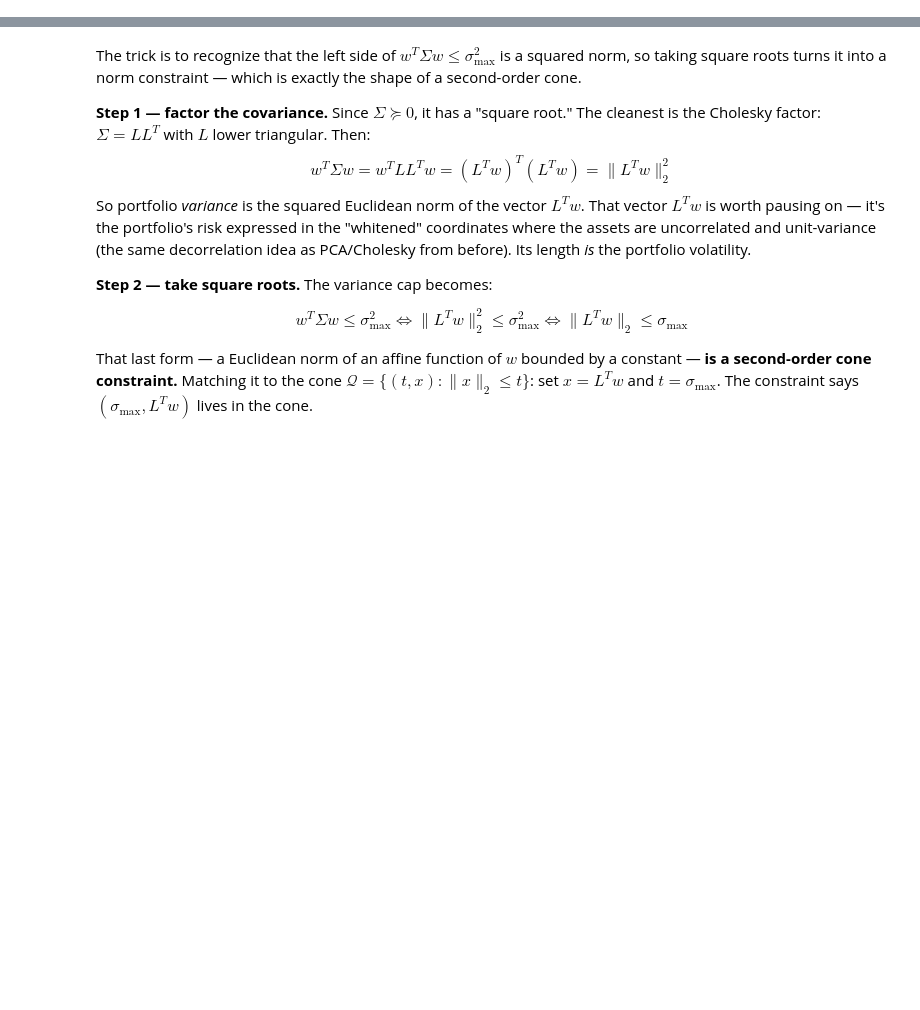
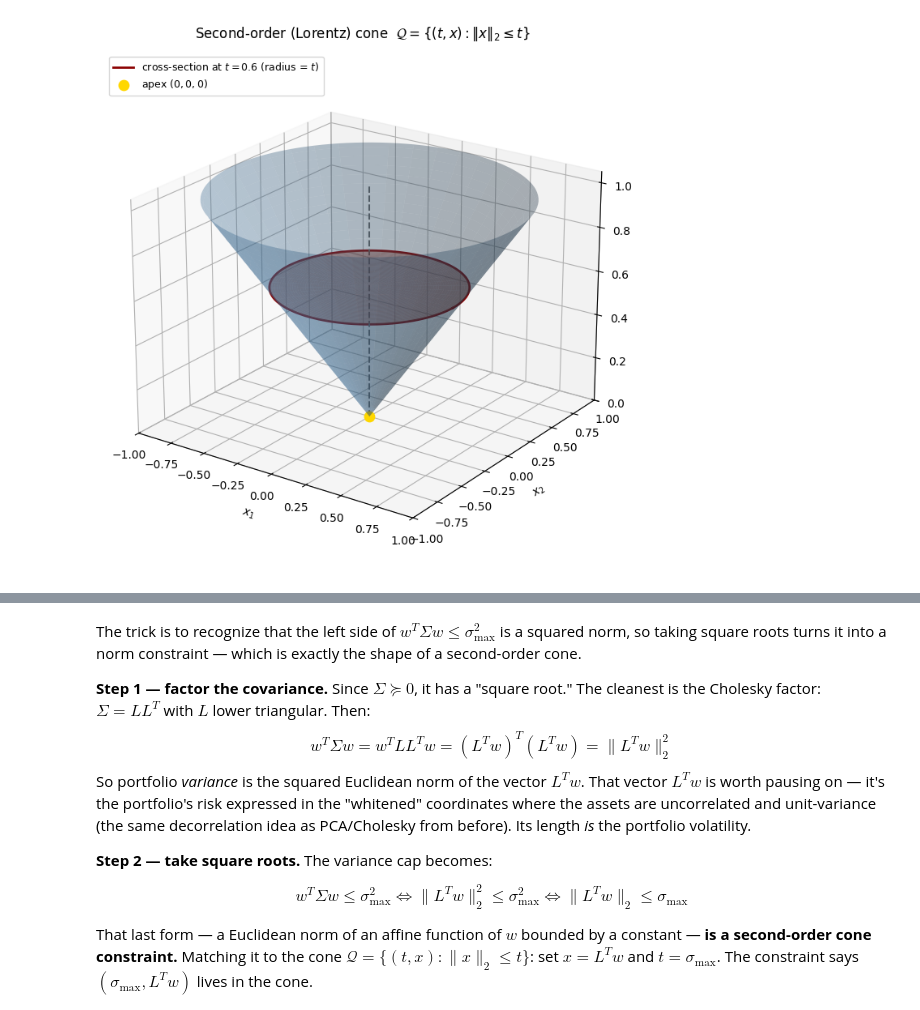
Before and after one commit to springmarathon/portfolio_construction, a Jupyter notebook: 1_markowitz_optimization/1.4_conic_programming.ipynb, the cells around one changed output, grey strips where cells are left out. Saved outputs shown, nothing was run; the diff lists cells and outputs as text; code cells hidden in the pictures; blank space fills up the shorter version.

```diff
--- a/1_markowitz_optimization/1.4_conic_programming.ipynb
+++ b/1_markowitz_optimization/1.4_conic_programming.ipynb
@@ -14,0 +20,48 @@ import numpy as np
+# %%
+import cvxpy as cp
+import matplotlib.pyplot as plt
+import matplotlib.ticker as mticker
+import numpy as np
+
+
+fig = plt.figure(figsize=(8, 7))
+ax = fig.add_subplot(111, projection="3d")
+
+# Parametrize the cone surface: at height t, radius = t
+theta = np.linspace(0, 2 * np.pi, 120)
+t_vals = np.linspace(0, 1, 60)
+THETA, T = np.meshgrid(theta, t_vals)
+
+X1 = T * np.cos(THETA)   # x₁ = t·cos θ
+X2 = T * np.sin(THETA)   # x₂ = t·sin θ
+
+ax.plot_surface(X1, X2, T, alpha=0.35, color="steelblue", linewidth=0, antialiased=True)
+
+# Highlight a cross-sectional disk at t = 0.6
+t_slice = 0.6
+r_slice = np.linspace(0, t_slice, 40)
+THETA_d, R_d = np.meshgrid(theta, r_slice)
+ax.plot_surface(R_d * np.cos(THETA_d), R_d * np.sin(THETA_d),
+                np.full_like(R_d, t_slice), alpha=0.5, color="tomato", linewidth=0)
+ax.plot(t_slice * np.cos(theta), t_slice * np.sin(theta),
+        np.full_like(theta, t_slice), color="darkred", lw=2,
+        label=r"cross-section at $t=0.6$ (radius = $t$)")
+
+# Apex
+ax.scatter([0], [0], [0], color="gold", s=80, zorder=5, label="apex $(0,0,0)$")
+
+# t-axis spine
+ax.plot([0, 0], [0, 0], [0, 1.05], color="dimgray", lw=1.5, ls="--")
+
+ax.set_xlabel(r"$x_1$", labelpad=6)
+ax.set_ylabel(r"$x_2$", labelpad=6)
+ax.set_zlabel(r"$t$", labelpad=6)
+ax.set_title(r"Second-order (Lorentz) cone  $\mathcal{Q} = \{(t,x) : \|x\|_2 \leq t\}$",
+             fontsize=12, pad=12)
+ax.set_xlim(-1, 1); ax.set_ylim(-1, 1); ax.set_zlim(0, 1.05)
+ax.view_init(elev=22, azim=-55)
+ax.legend(fontsize=9, loc="upper left")
+plt.tight_layout()
+plt.show()
+# %% [output]
+[figure, added]
```
Also changed, not shown: parts of 3 cells of this notebook, 3 other files.
